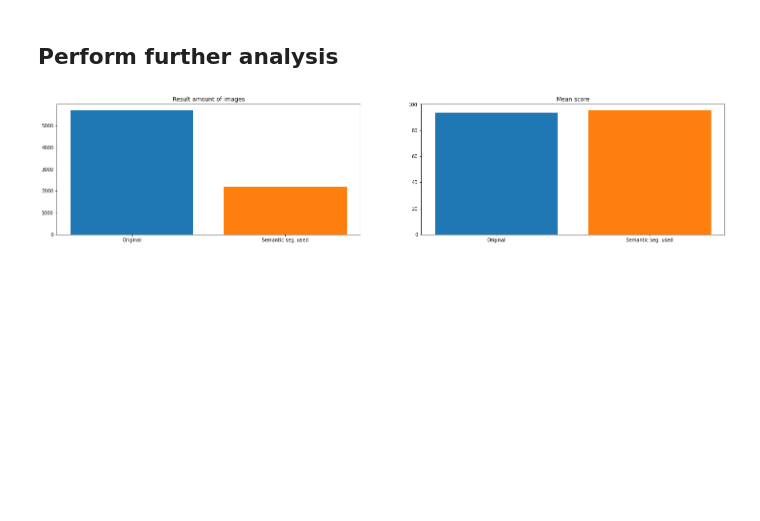
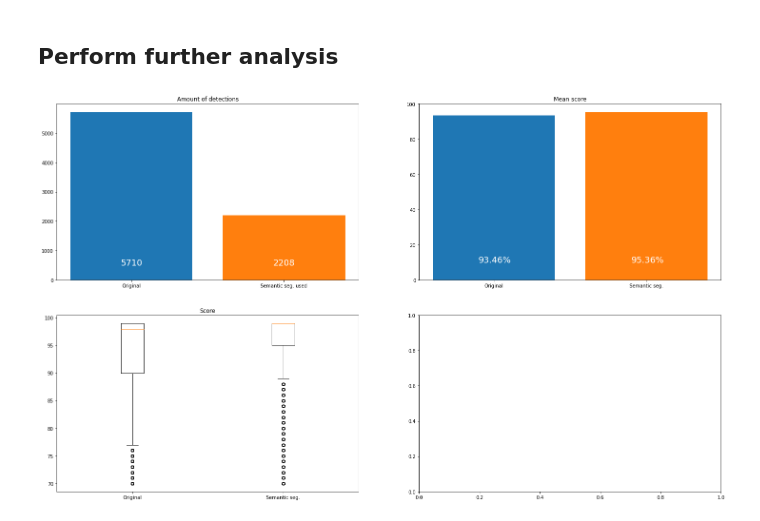
Before and after one commit to darkhorrow/semantic-segmentation-tgc, a Jupyter notebook: faster-rncc/MethodComparison.ipynb, the cells around one changed output. Saved outputs shown, nothing was run; the diff lists cells and outputs as text; code cells hidden in the pictures; blank space fills up the shorter version.

```diff
--- a/faster-rncc/MethodComparison.ipynb
+++ b/faster-rncc/MethodComparison.ipynb
@@ -63,34 +63,51 @@ original_df.drop('Unnamed: 0', inplace=True, axis=1)
 # %%
 crop_df.drop('Unnamed: 0', inplace=True, axis=1)
 # %%
-fig, axs = plt.subplots(1, 2)
-fig.set_size_inches(25, 5)
+fig, axs = plt.subplots(2, 2)
+fig.set_size_inches(25, 15)
 
 # Amount of images
 
 indexes = [0, 1]
 heights = [len(original_df.index), len(crop_df.index)]
 labels = ['Original', 'Semantic seg. used']
 
-axs[0].bar(indexes[0], heights[0])
-axs[0].bar(indexes[1], heights[1])
+axs[0, 0].bar(indexes[0], heights[0])
+axs[0, 0].bar(indexes[1], heights[1])
 
-axs[0].set_title('Result amount of images')
-axs[0].set_xticks(indexes)
-axs[0].set_xticklabels(labels)
+axs[0, 0].set_title('Amount of detections')
+axs[0, 0].set_xticks(indexes)
+axs[0, 0].set_xticklabels(labels)
+
+for i, v in enumerate(labels):
+  axs[0, 0].text(-0.07 + i, 500, heights[i], fontsize=18, color=(1,1,1,1))
 
 # Mean Score
 
 heights = [original_df['score'].mean(), crop_df['score'].mean()]
-labels = ['Original', 'Semantic seg. used']
+labels = ['Original', 'Semantic seg.']
 
-axs[1].bar(indexes[0], heights[0])
-axs[1].bar(indexes[1], heights[1])
+axs[0, 1].bar(indexes[0], heights[0])
+axs[0, 1].bar(indexes[1], heights[1])
 
-axs[1].set_title('Mean score')
-axs[1].set_xticks(indexes)
-axs[1].set_xticklabels(labels)
+axs[0, 1].set_title('Mean score')
+axs[0, 1].set_xticks(indexes)
+axs[0, 1].set_xticklabels(labels)
+
+for i, v in enumerate(labels):
+  axs[0, 1].text(-0.1 + i, 10, f'{round(heights[i], 2)}%', fontsize=18, color=(1,1,1,1))
+
+
+# Boxplot scores
+
+heights = [original_df['score'].to_numpy(), crop_df['score'].to_numpy()]
+labels = ['Original', 'Semantic seg.']
+
+axs[1, 0].boxplot([heights[0], heights[1]])
+
+axs[1, 0].set_title('Score')
+axs[1, 0].set_xticklabels(labels)
 
 plt.show()
 # %% [output]
-[figure, old version]
+[figure, new version]
```
